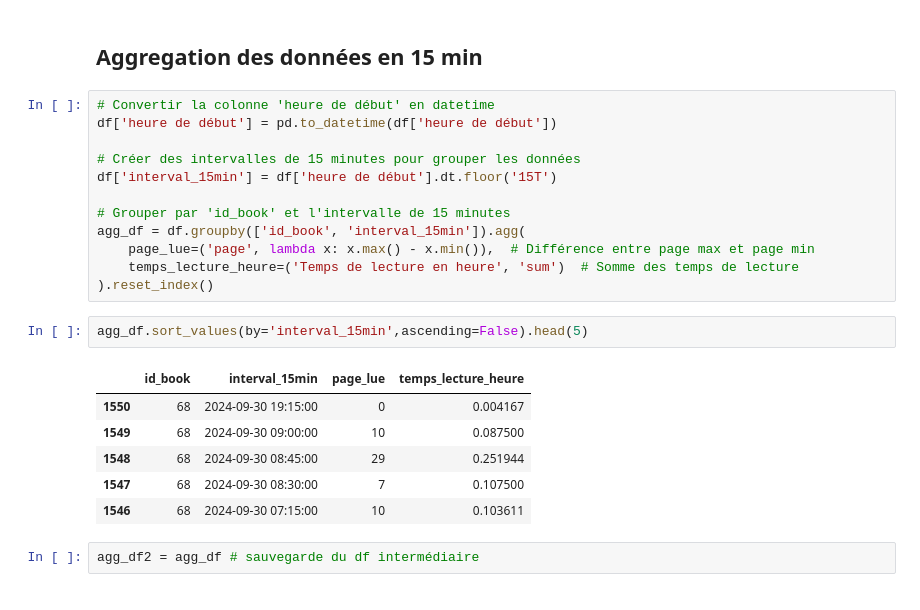
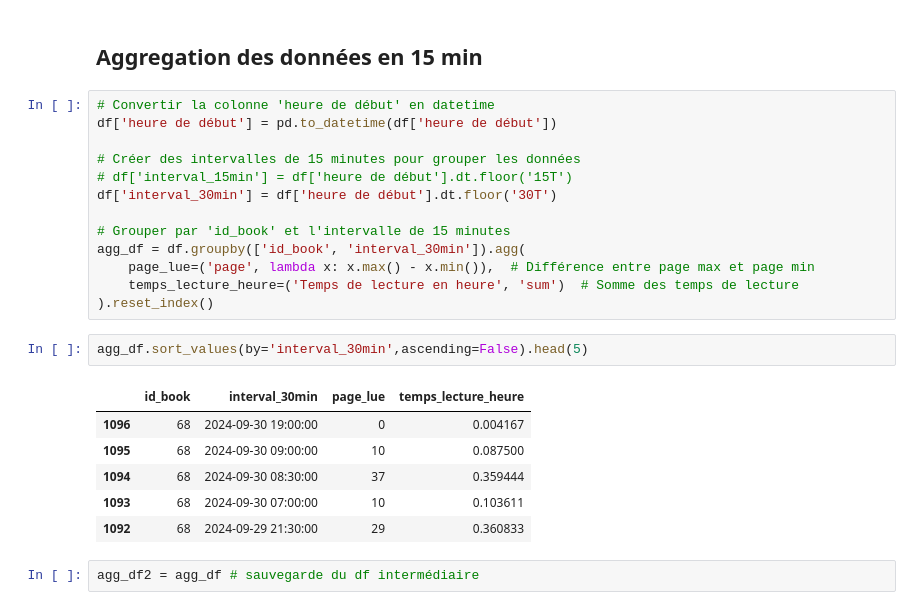
Before and after one commit to ChrisOlv/book_data_analysis, a Jupyter notebook: notebook.ipynb, the cells around one changed output. Cells and saved outputs as stored; diff of their text form.

Commit message:
test_intervalles_notebook

```diff
--- a/notebook.ipynb
+++ b/notebook.ipynb
@@ -108,22 +108,23 @@ See the caveats in the documentation: https://pandas.pydata.org/pandas-docs/stab
 df['heure de début'] = pd.to_datetime(df['heure de début'])
 
 # Créer des intervalles de 15 minutes pour grouper les données
-df['interval_15min'] = df['heure de début'].dt.floor('15T')
+# df['interval_15min'] = df['heure de début'].dt.floor('15T')
+df['interval_30min'] = df['heure de début'].dt.floor('30T')
 
 # Grouper par 'id_book' et l'intervalle de 15 minutes
-agg_df = df.groupby(['id_book', 'interval_15min']).agg(
+agg_df = df.groupby(['id_book', 'interval_30min']).agg(
     page_lue=('page', lambda x: x.max() - x.min()),  # Différence entre page max et page min
     temps_lecture_heure=('Temps de lecture en heure', 'sum')  # Somme des temps de lecture
 ).reset_index()
 # %%
-agg_df.sort_values(by='interval_15min',ascending=False).head(5)
+agg_df.sort_values(by='interval_30min',ascending=False).head(5)
 # %% [output]
-|  | id_book | interval_15min | page_lue | temps_lecture_heure |
-| 1550 | 68 | 2024-09-30 19:15:00 | 0 | 0.004167 |
-| 1549 | 68 | 2024-09-30 09:00:00 | 10 | 0.087500 |
-| 1548 | 68 | 2024-09-30 08:45:00 | 29 | 0.251944 |
-| 1547 | 68 | 2024-09-30 08:30:00 | 7 | 0.107500 |
-| 1546 | 68 | 2024-09-30 07:15:00 | 10 | 0.103611 |
+|  | id_book | interval_30min | page_lue | temps_lecture_heure |
+| 1096 | 68 | 2024-09-30 19:00:00 | 0 | 0.004167 |
+| 1095 | 68 | 2024-09-30 09:00:00 | 10 | 0.087500 |
+| 1094 | 68 | 2024-09-30 08:30:00 | 37 | 0.359444 |
+| 1093 | 68 | 2024-09-30 07:00:00 | 10 | 0.103611 |
+| 1092 | 68 | 2024-09-29 21:30:00 | 29 | 0.360833 |
 # %%
 agg_df2 = agg_df # sauvegarde du df intermédiaire
 # %%
```
Also changed, not shown: parts of 1 cell of this notebook.
